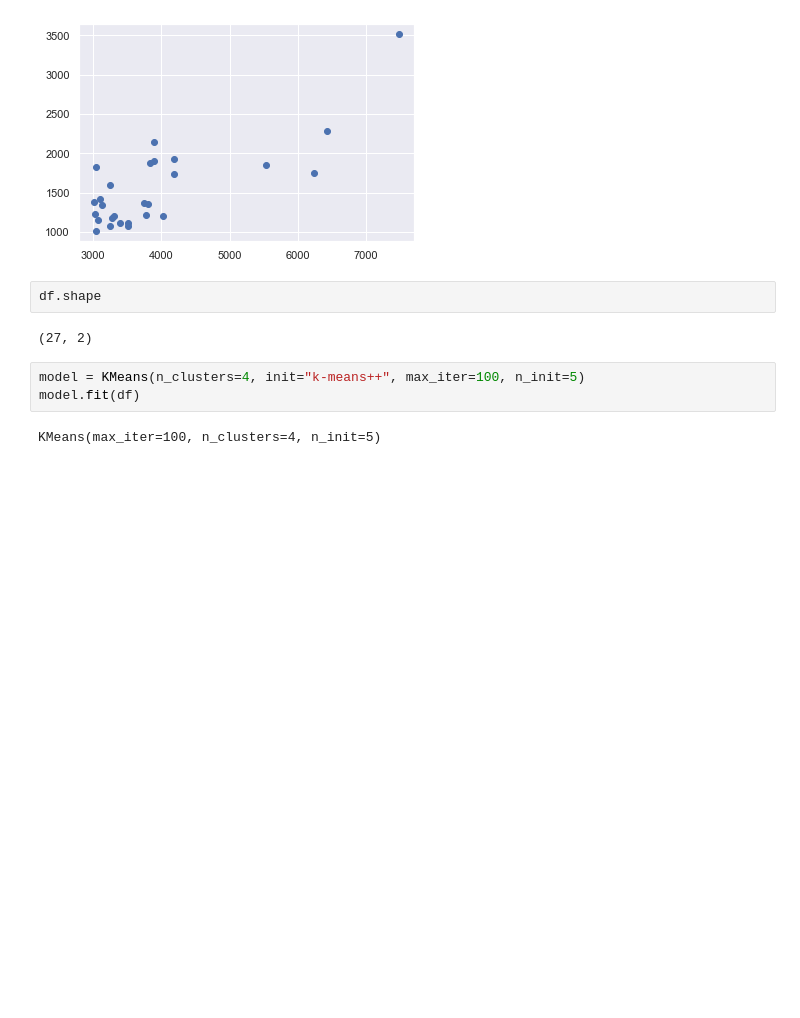
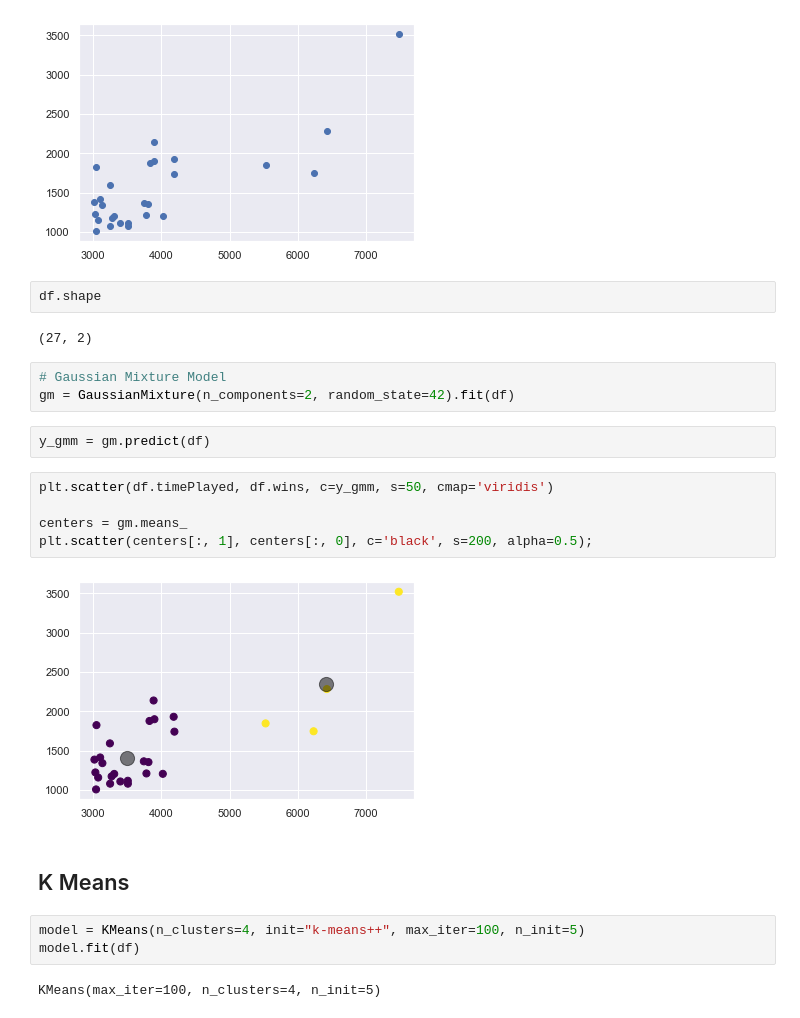
Before and after one commit to austinwilson1224/SJSU, a Jupyter notebook: 257/hw1.ipynb, the cells around one changed output. Drawn from its saved outputs; the diff is of its cells as text; blank space fills up the shorter version.

```diff
--- a/257/hw1.ipynb
+++ b/257/hw1.ipynb
@@ -81,6 +99,20 @@ plt.scatter(df.timePlayed, df.wins)
 df.shape
 # %% [output]
 (27, 2)
+# %%
+# Gaussian Mixture Model
+gm = GaussianMixture(n_components=2, random_state=42).fit(df)
+# %%
+y_gmm = gm.predict(df)
+# %%
+plt.scatter(df.timePlayed, df.wins, c=y_gmm, s=50, cmap='viridis')
+
+centers = gm.means_
+plt.scatter(centers[:, 1], centers[:, 0], c='black', s=200, alpha=0.5);
+# %% [output]
+[figure, added]
+# %% [markdown]
+## K Means
 # %%
 model = KMeans(n_clusters=4, init="k-means++", max_iter=100, n_init=5)
 model.fit(df)
```
Also changed, not shown: parts of 17 cells of this notebook.
